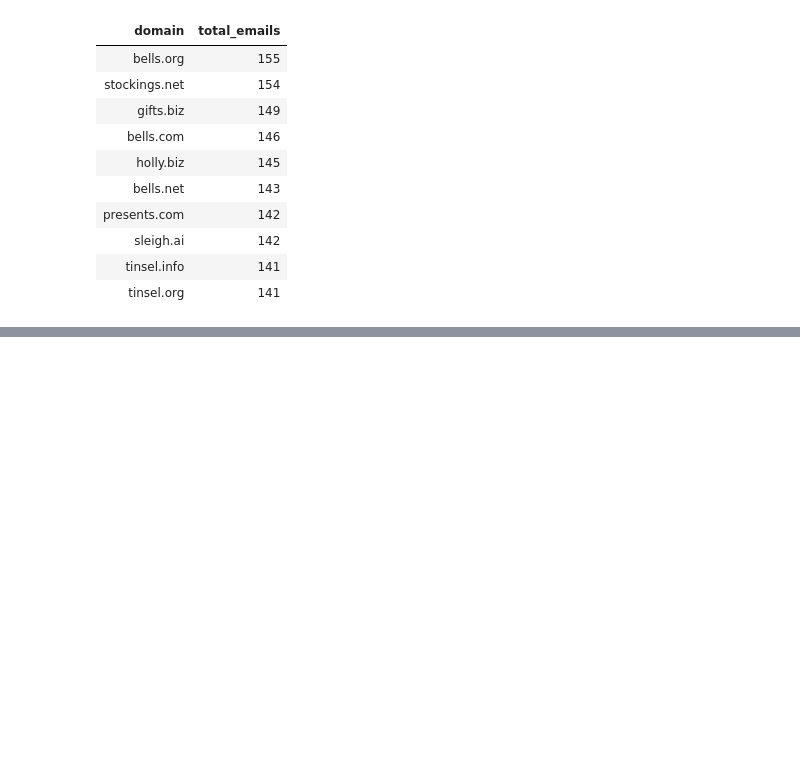
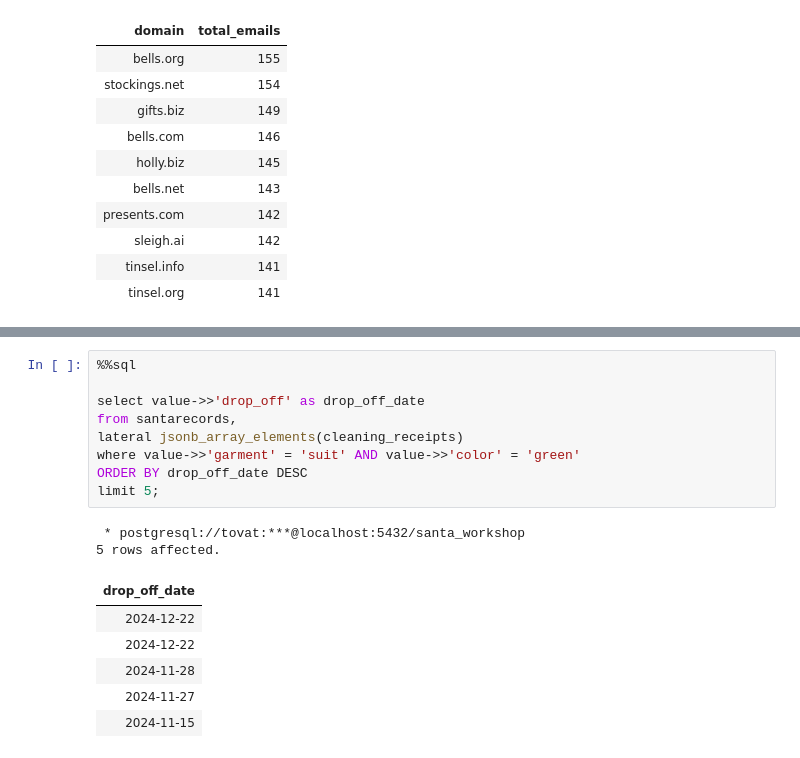
Before and after one commit to tovat/SQL-Advent-Calendars, a Jupyter notebook: advent-of-sql.ipynb, the cells around one changed output, grey strips where cells are left out. Drawn from its saved outputs; the diff is of its cells as text; blank space fills up the shorter version.

```diff
--- a/advent-of-sql.ipynb
+++ b/advent-of-sql.ipynb
@@ -487,0 +501,18 @@ limit 10;
+# %%
+%%sql
+
+select value->>'drop_off' as drop_off_date
+from santarecords,
+lateral jsonb_array_elements(cleaning_receipts)
+where value->>'garment' = 'suit' AND value->>'color' = 'green'
+ORDER BY drop_off_date DESC
+limit 5;
+# %% [output]
+ * postgresql://tovat:***@localhost:5432/santa_workshop
+5 rows affected.
+| drop_off_date |
+| 2024-12-22 |
+| 2024-12-22 |
+| 2024-11-28 |
+| 2024-11-27 |
+| 2024-11-15 |
```
Also changed, not shown: parts of 2 cells of this notebook.
